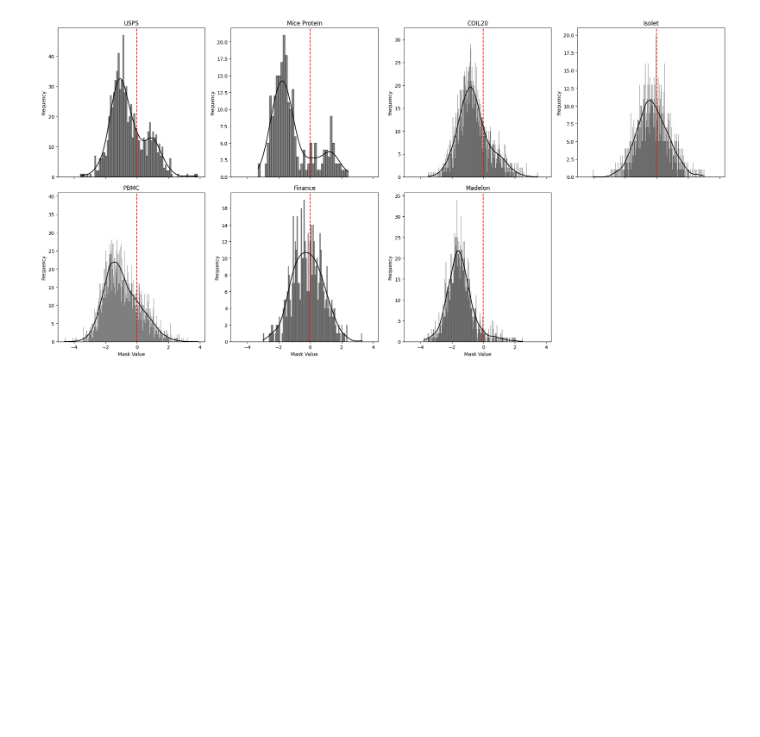
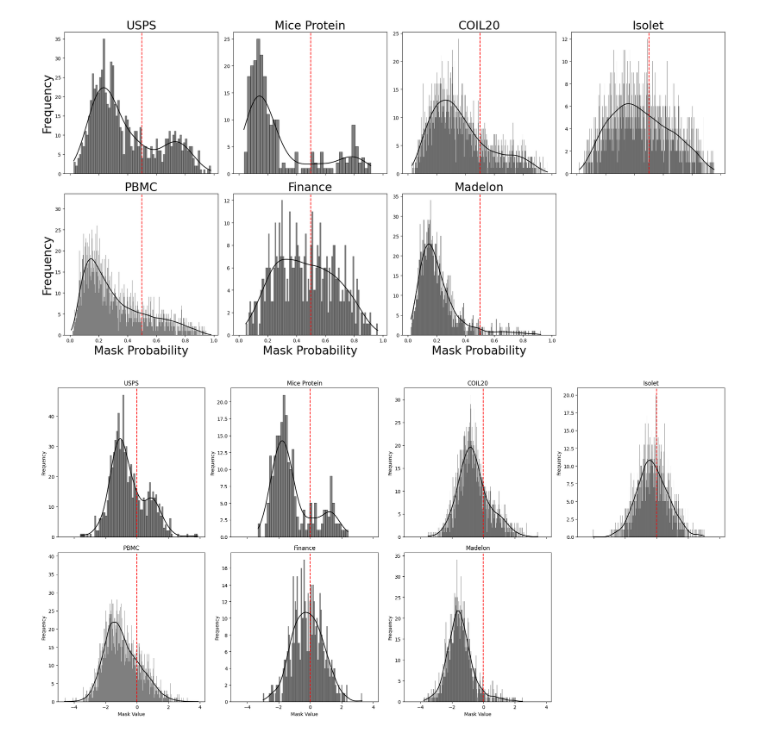
Before and after one commit to evanrex/feature-wise-active-adaptation, a Jupyter notebook: compute_results/final_results/mask_analysis.ipynb, the cells around one changed output. Cells and saved outputs as stored; diff of their text form; code cells hidden in the pictures; blank space fills up the shorter version.

```diff
--- a/compute_results/final_results/mask_analysis.ipynb
+++ b/compute_results/final_results/mask_analysis.ipynb
@@ -130,3 +182,7 @@ plot_hists(df, save=True, bins=50, mask_0=True)
+# %%
+plot_hists(df, how = "probability", save=True, mask_0=False, threshold_line=0.5)
+# %% [output]
+[figure, added]
 # %%
 plot_hists(df, save=True, bins=50, threshold_line=0)
 # %% [output]
```
Also changed, not shown: parts of 4 cells of this notebook, 6 other files.
